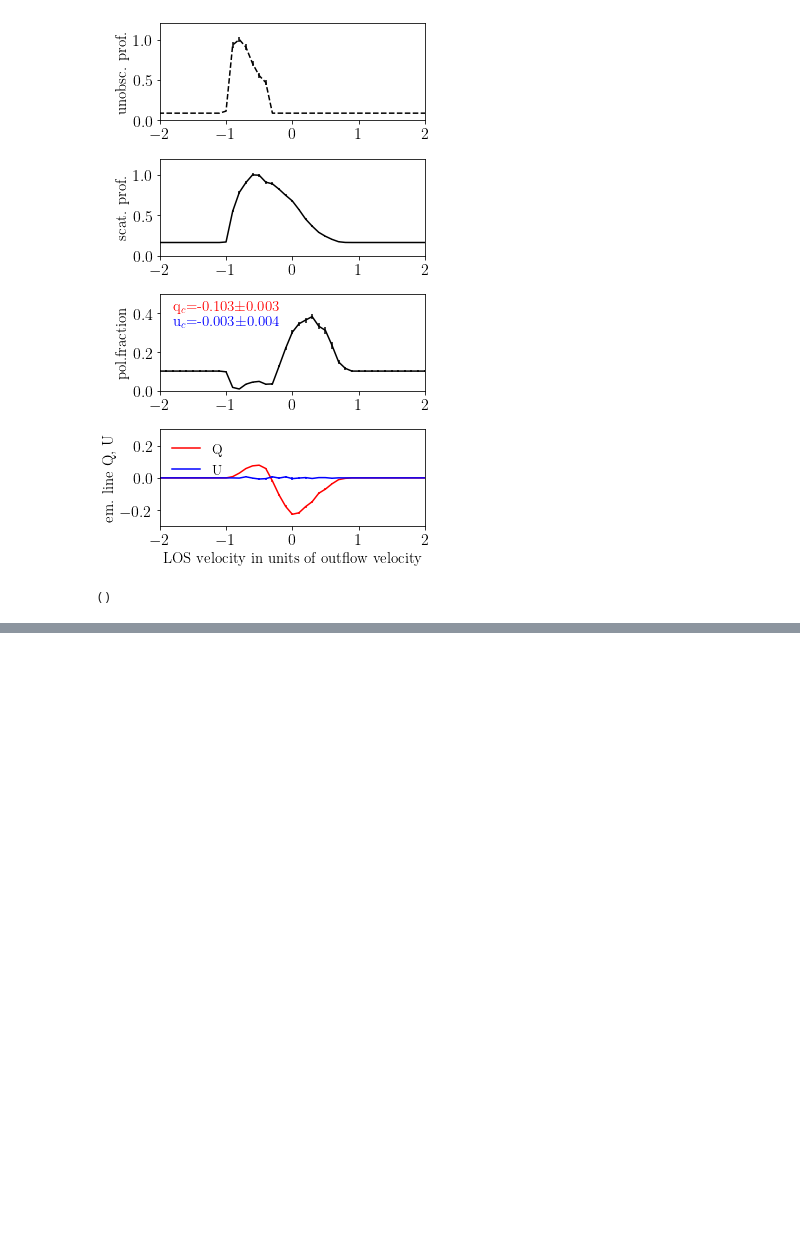
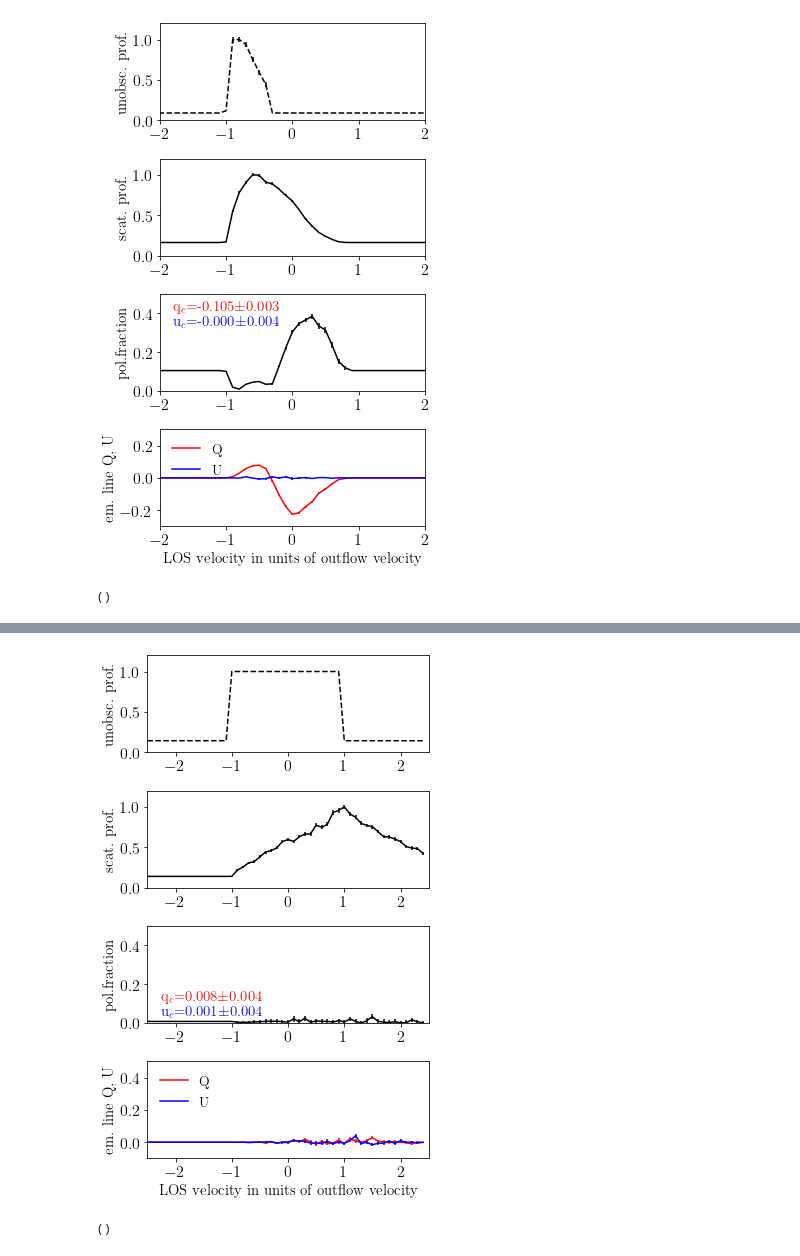
Before and after one commit to zakamska/polarized_outflows, a Jupyter notebook: polarized_outflows.ipynb, the cells around one changed output, grey strips where cells are left out. Cells and saved outputs as stored; diff of their text form; code cells hidden in the pictures; blank space fills up the shorter version.

```diff
--- a/polarized_outflows.ipynb
+++ b/polarized_outflows.ipynb
@@ -1215,0 +759,13 @@ mywrite_output(datfile)
+# %%
+# the geometry of the emitter, scatterer and observer and resulting file names
+theta1=0.*math.pi/180. # movement of the emitter
+theta2=90.*math.pi/180.
+theta_s1=0.*math.pi/180. # movement of the scatterer
+theta_s2=180.*math.pi/180.
+theta_obs=90.*math.pi/180. # observer's angle
+vin=1.0 # emitting outflow velocity
+vscat=1.0 # scattering outflow velocity
+fname=begin_fname+'00_90_00_180_90'
+
+datfile=fname+'.tbl'
+outfile=fname+'.pdf'
@@ -1215,0 +821,60 @@ mywrite_output(datfile)
+# %%
+Rp=3.0 # peak line to continuum ratio for the unobscured spectrum
+fc=(theta2-theta1)/(Rp*vin*2*math.pi*(math.cos(theta1)-math.cos(theta2))) # this is the continuum
+# level in the spectral space for the peak line to continuum ratio above
+
+# plot the resulting profiles
+fig = plt.figure(num=1,figsize=(5,8))
+fig.patch.set_facecolor('white')
+fig.subplots_adjust(left=0.2, bottom=0.15, right=0.9, top=0.95, wspace=.2, hspace=.2)
+plt.clf()
+ax1=plt.subplot(411)
+func=fc*Delta_Omega+funobs
+ax1.errorbar(vlos,func/np.max(func),efunobs/np.max(func),color='black', ls='dashed')
+ax1.set_ylim(bottom=0.,top=1.2)
+ax1.set_xlim(left=-2.5,right=2.5)
+ax1.set_ylabel('unobsc. prof.', fontsize=15, color='black')
+
+ax2=plt.subplot(412)
+func=fvlos+fc*cont
+ax2.errorbar(vlos,func/np.max(func),(efvlos+fc*econt)/np.max(func),color='black')
+ax2.set_ylim(bottom=0.,top=1.2)
+ax2.set_xlim(left=-2.5,right=2.5)
+ax2.set_ylabel('scat. prof.', fontsize=15, color='black')
+
+ax3=plt.subplot(413)
+ax3.errorbar(vlos,abs(fvlosq+fc*contq)/func,(efvlosq+fc*econtq)/func,color='black')
+ax3.set_ylim(bottom=0., top=0.5)
+ax3.set_xlim(left=-2.5,right=2.5)
+ax3.set_ylabel('pol.fraction', fontsize=15, color='black')
+ax3.text(0.05,0.2,'q$_c$=%.3f$\pm$%.3f' % (contq/cont, econtq/cont),
+        verticalalignment='bottom', horizontalalignment='left',
+        transform=ax3.transAxes,
+        color='red', fontsize=15)
+ax3.text(0.05,0.05,'u$_c$=%.3f$\pm$%.3f' % (contu/cont, econtu/cont),
+        verticalalignment='bottom', horizontalalignment='left',
+        transform=ax3.transAxes,
+        color='blue', fontsize=15)
+
+ax4=plt.subplot(414)
+ax4.errorbar(vlos,fvlosq/np.max(fvlos),efvlosq/np.max(fvlos),color='red', label="Q")
+ax4.errorbar(vlos,fvlosu/np.max(fvlos),efvlosu/np.max(fvlos),color='blue', label="U")
+ax4.set_ylim(bottom=-0.1, top=0.5)
+ax4.set_xlim(left=-2.5,right=2.5)
+# get handles
+handles, labels = ax4.get_legend_handles_labels()
+# remove the errorbars
+handles = [h[0] for h in handles]
+# use them in the legend
+ax4.legend(handles, labels, loc='upper left', frameon=False)
+ax4.set_ylabel('em. line Q, U', fontsize=15, color='black')
+ax4.set_xlabel('LOS velocity in units of outflow velocity', fontsize=15, color='black')
+fig.tight_layout()
+
+plt.savefig(outfile)
+plt.show()
+
+mywrite_output(datfile)
+# %% [output]
+[figure, added]
+()
```
Also changed, not shown: parts of 34 cells of this notebook.
